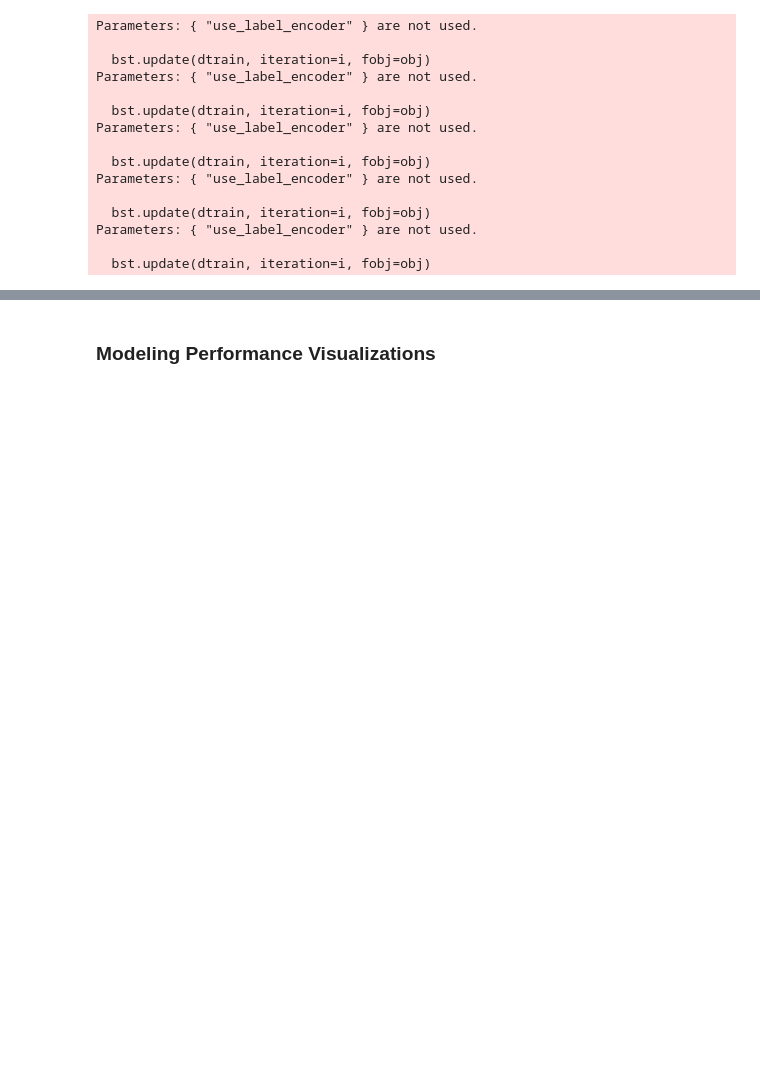
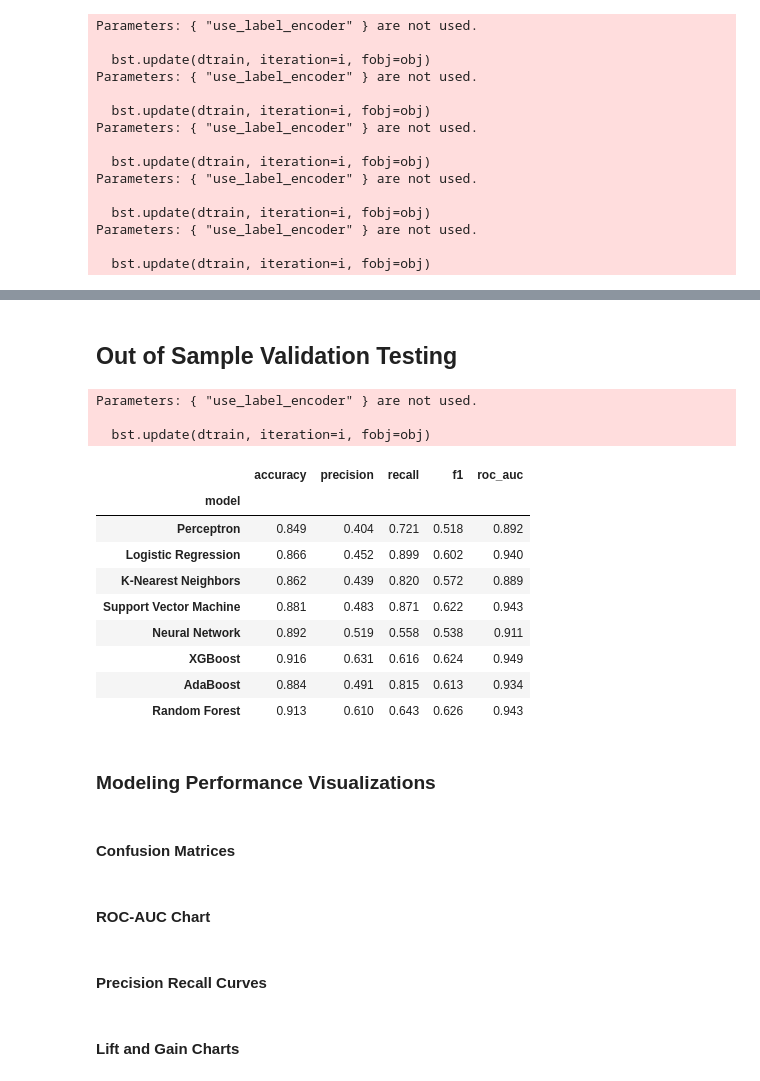
Before and after one commit to junclemente/ads504-final_project, a Jupyter notebook: notebooks/Preprocess_Modeling.ipynb, the cells around one changed output, grey strips where cells are left out. Drawn from its saved outputs; the diff is of its cells as text; code cells hidden in the pictures; blank space fills up the shorter version.

```diff
--- a/notebooks/Preprocess_Modeling.ipynb
+++ b/notebooks/Preprocess_Modeling.ipynb
@@ -408,2 +364,54 @@ Models by roc_auc:
+# %% [markdown]
+## Out of Sample Validation Testing
+# %%
+# true test-set evaluation
+test_eval = []
+for name, clf in models.items():
+    pipe = make_pipeline(clf)
+    pipe.fit(X_train, y_train)
+    y_pred = pipe.predict(X_test)
+    # get probability or decision scores
+    if hasattr(pipe, 'predict_proba'):
+        scores = pipe.predict_proba(X_test)[:, 1]
+    elif hasattr(pipe, 'decision_function'):
+        scores = pipe.decision_function(X_test)
+    else:
+        scores = None
+
+    entry = {
+        'model': name,
+        'accuracy': accuracy_score(y_test, y_pred),
+        'precision': precision_score(y_test, y_pred),
+        'recall': recall_score(y_test, y_pred),
+        'f1': f1_score(y_test, y_pred),
+        'roc_auc': roc_auc_score(y_test, scores) if scores is not None else np.nan
+    }
+    test_eval.append(entry)
+
+# display test evaluation
+test_eval_df = pd.DataFrame(test_eval).set_index('model').round(3)
+display(test_eval_df)
+# %% [output]
+Parameters: { "use_label_encoder" } are not used.
+
+  bst.update(dtrain, iteration=i, fobj=obj)
+|  | accuracy | precision | recall | f1 | roc_auc |
+| model |  |  |  |  |  |
+| Perceptron | 0.849 | 0.404 | 0.721 | 0.518 | 0.892 |
+| Logistic Regression | 0.866 | 0.452 | 0.899 | 0.602 | 0.940 |
+| K-Nearest Neighbors | 0.862 | 0.439 | 0.820 | 0.572 | 0.889 |
+| Support Vector Machine | 0.881 | 0.483 | 0.871 | 0.622 | 0.943 |
+| Neural Network | 0.892 | 0.519 | 0.558 | 0.538 | 0.911 |
+| XGBoost | 0.916 | 0.631 | 0.616 | 0.624 | 0.949 |
+| AdaBoost | 0.884 | 0.491 | 0.815 | 0.613 | 0.934 |
+| Random Forest | 0.913 | 0.610 | 0.643 | 0.626 | 0.943 |
 # %% [markdown]
 ### Modeling Performance Visualizations
+# %% [markdown]
+#### Confusion Matrices
+# %% [markdown]
+#### ROC-AUC Chart
+# %% [markdown]
+#### Precision Recall Curves
+# %% [markdown]
+#### Lift and Gain Charts
```
Also changed, not shown: parts of 6 cells of this notebook.
